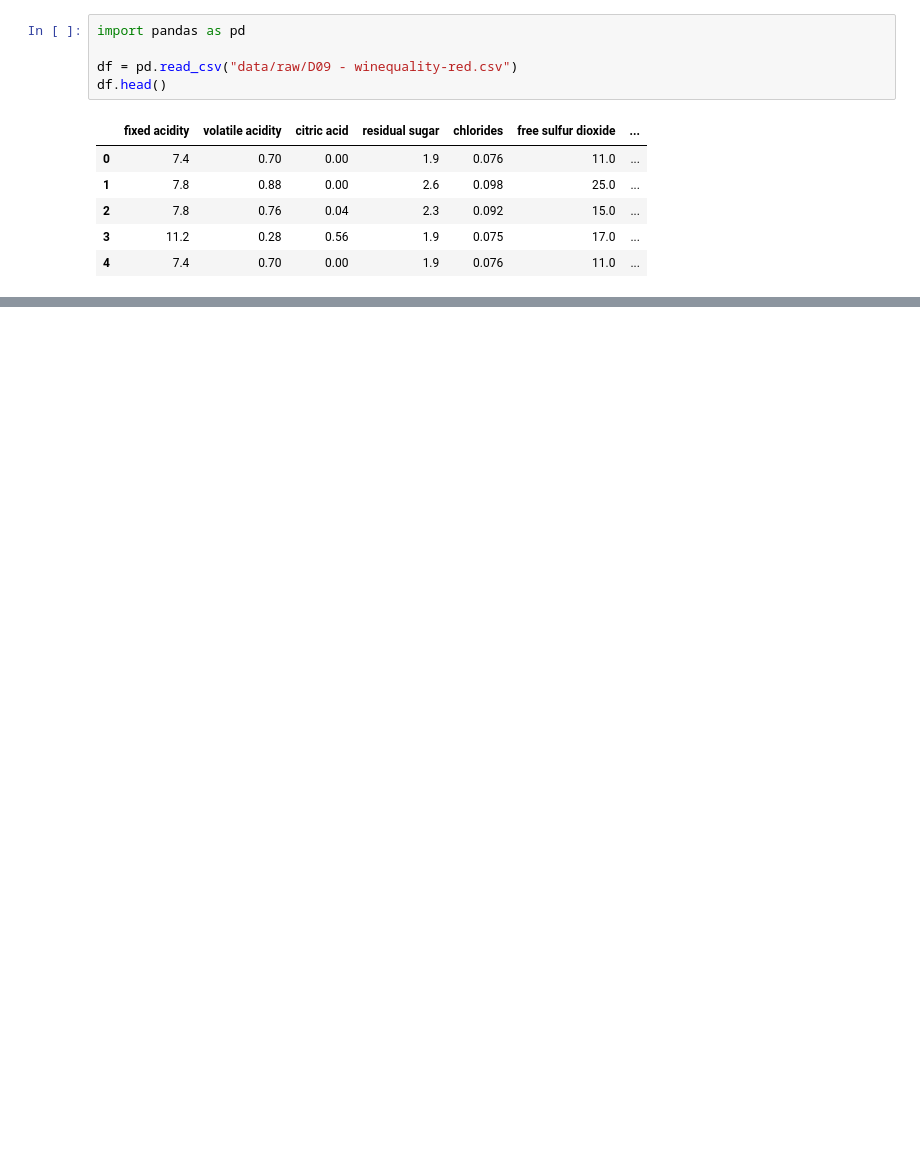
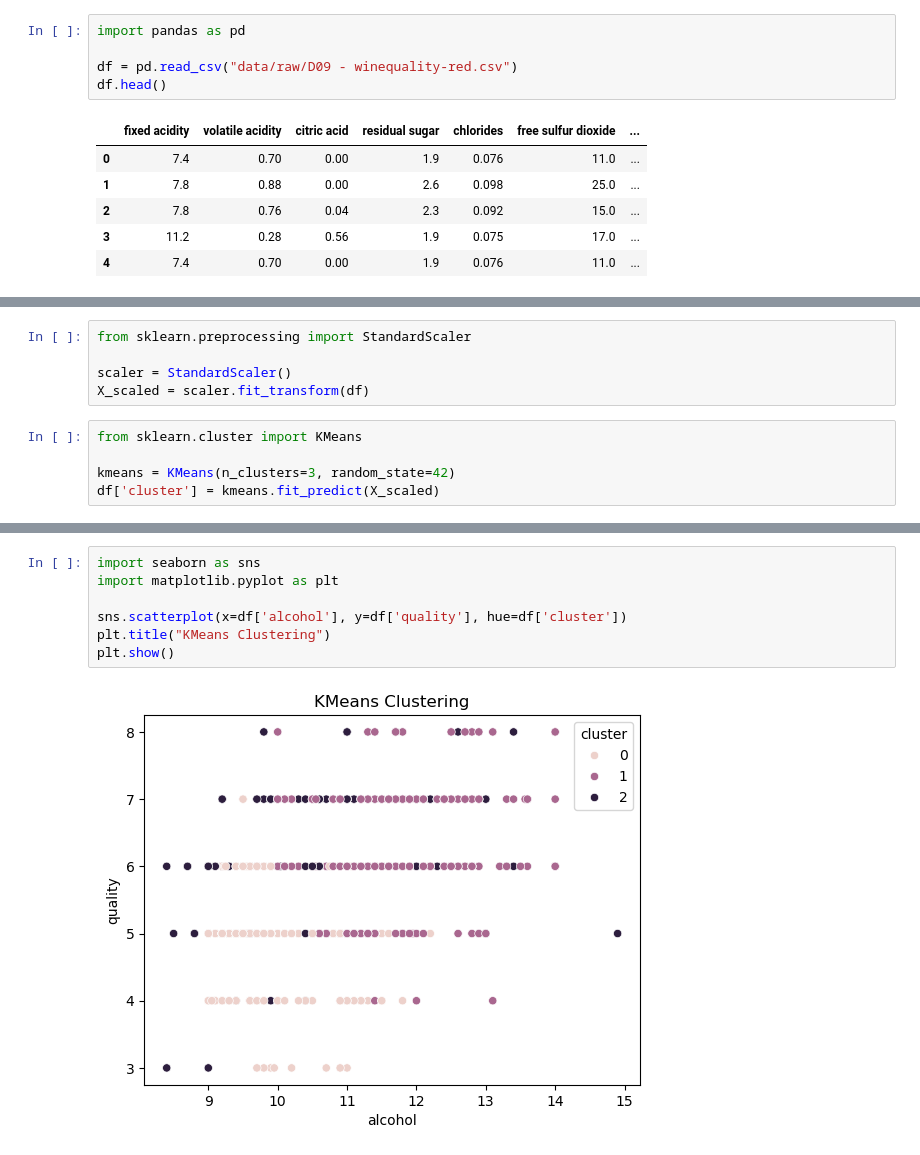
Before and after one commit to TuanN05/Winequality_DataMining, a Jupyter notebook: visualization_kmeans.ipynb, the cells around one changed output, grey strips where cells are left out. Saved outputs shown, nothing was run; the diff lists cells and outputs as text; blank space fills up the shorter version.

Commit message:
implement kmeans clustering and analysis

```diff
--- a/visualization_kmeans.ipynb
+++ b/visualization_kmeans.ipynb
@@ -32,0 +39,10 @@ plt.show()
+# %%
+from sklearn.preprocessing import StandardScaler
+
+scaler = StandardScaler()
+X_scaled = scaler.fit_transform(df)
+# %%
+from sklearn.cluster import KMeans
+
+kmeans = KMeans(n_clusters=3, random_state=42)
+df['cluster'] = kmeans.fit_predict(X_scaled)
@@ -32,0 +58,9 @@ plt.show()
+# %%
+import seaborn as sns
+import matplotlib.pyplot as plt
+
+sns.scatterplot(x=df['alcohol'], y=df['quality'], hue=df['cluster'])
+plt.title("KMeans Clustering")
+plt.show()
+# %% [output]
+[figure, added]
```
Also changed, not shown: parts of 8 cells of this notebook.
